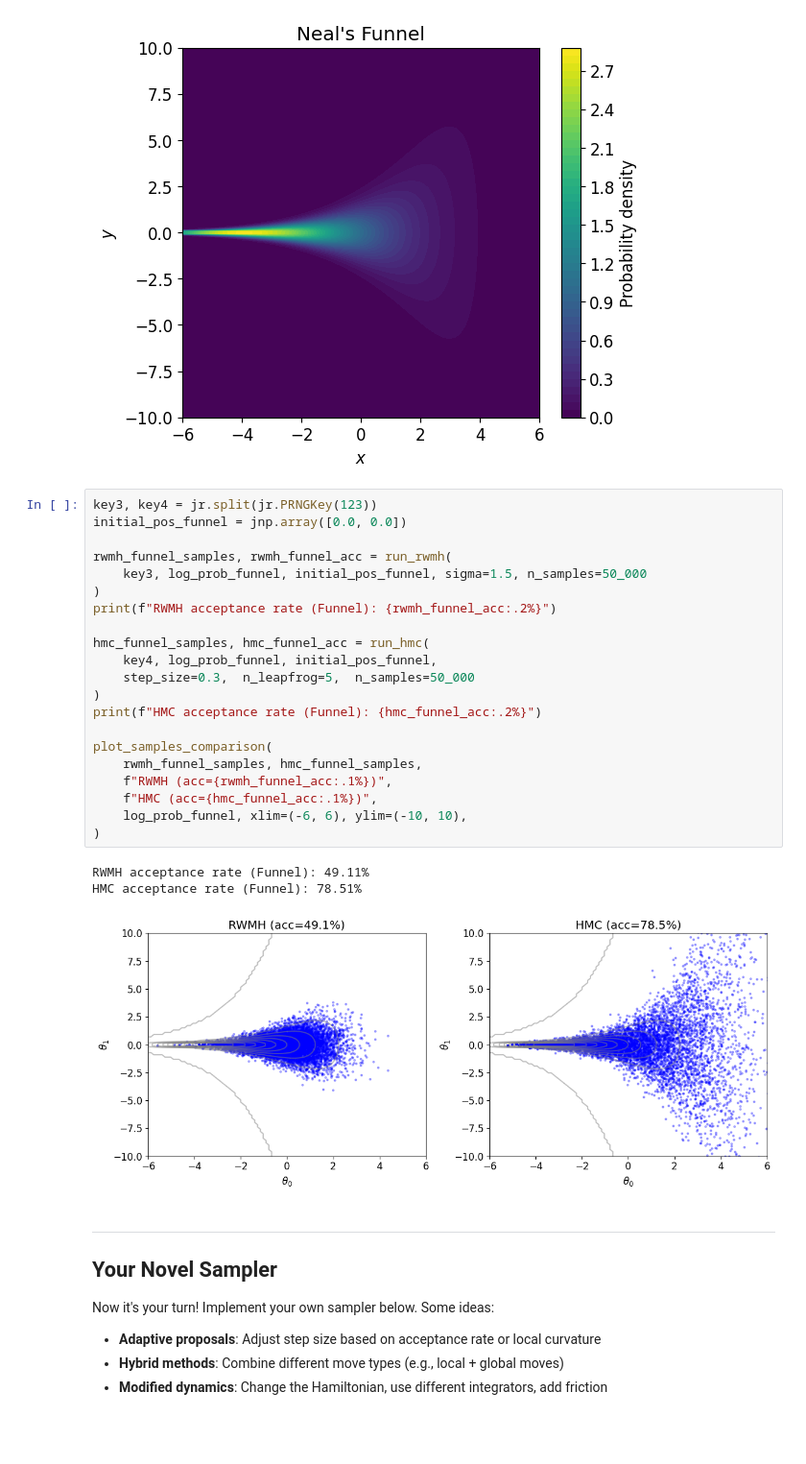
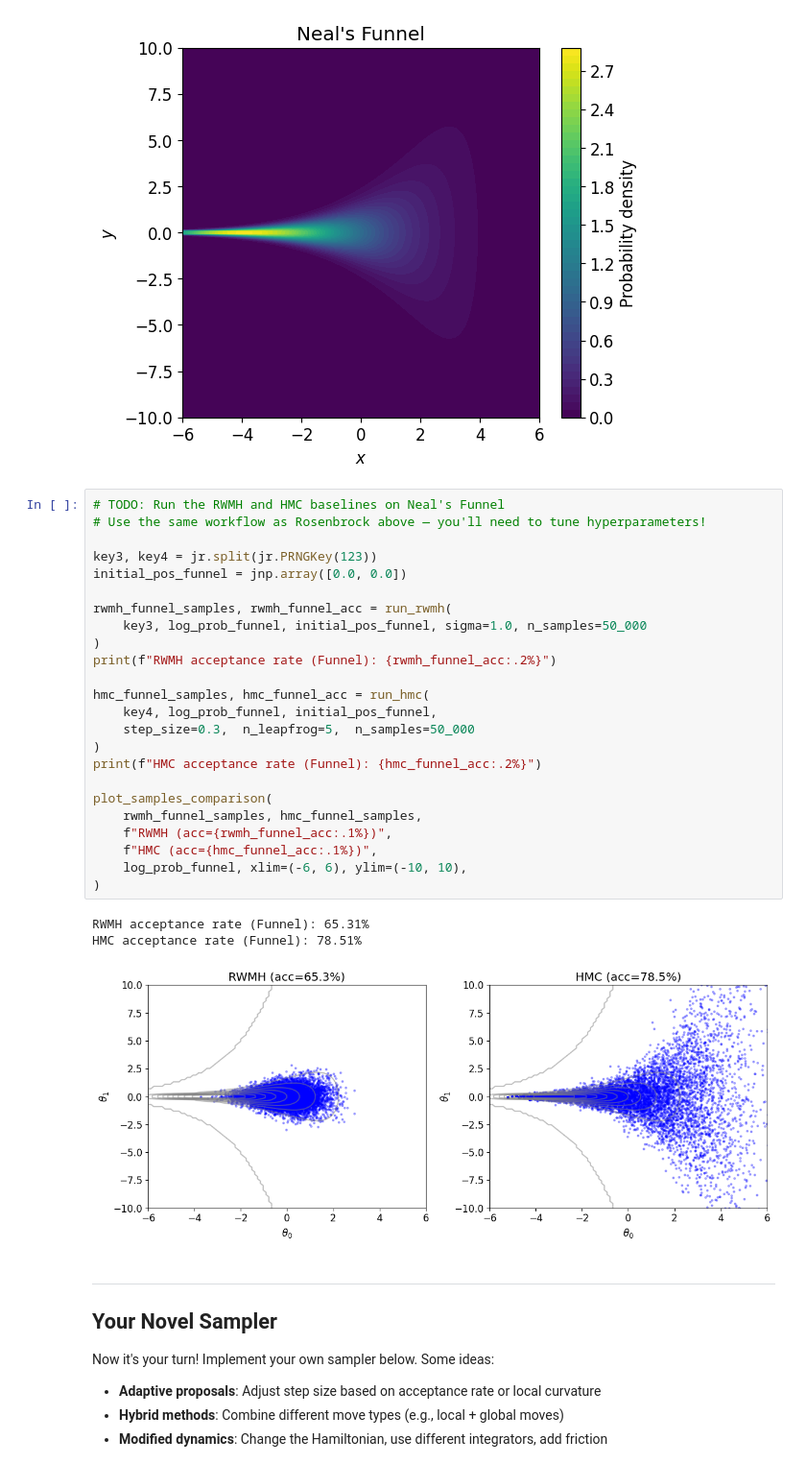
Before and after one commit to bu-ds595/assignment-1-skylakersjsj, a Jupyter notebook: assignment-01-starter.ipynb, the cells around one changed output. Shown at 96% size. Drawn from its saved outputs; the diff is of its cells as text; blank space fills up the shorter version.

```diff
--- a/assignment-01-starter.ipynb
+++ b/assignment-01-starter.ipynb
@@ -324,30 +324,33 @@ plot_distribution(log_prob_funnel, "Neal's Funnel", xlim=(-6, 6), ylim=(-10, 10)
 # %% [output]
 [figure]
 # %%
+# TODO: Run the RWMH and HMC baselines on Neal's Funnel
+# Use the same workflow as Rosenbrock above — you'll need to tune hyperparameters!
+
 key3, key4 = jr.split(jr.PRNGKey(123))
 initial_pos_funnel = jnp.array([0.0, 0.0])
 
 rwmh_funnel_samples, rwmh_funnel_acc = run_rwmh(
-    key3, log_prob_funnel, initial_pos_funnel, sigma=1.5, n_samples=50_000
+    key3, log_prob_funnel, initial_pos_funnel, sigma=1.0, n_samples=50_000
 )
 print(f"RWMH acceptance rate (Funnel): {rwmh_funnel_acc:.2%}")
 
 hmc_funnel_samples, hmc_funnel_acc = run_hmc(
     key4, log_prob_funnel, initial_pos_funnel,
     step_size=0.3,  n_leapfrog=5,  n_samples=50_000
 )
 print(f"HMC acceptance rate (Funnel): {hmc_funnel_acc:.2%}")
 
 plot_samples_comparison(
     rwmh_funnel_samples, hmc_funnel_samples,
     f"RWMH (acc={rwmh_funnel_acc:.1%})",
     f"HMC (acc={hmc_funnel_acc:.1%})",
     log_prob_funnel, xlim=(-6, 6), ylim=(-10, 10),
 )
 # %% [output]
-RWMH acceptance rate (Funnel): 49.11%
+RWMH acceptance rate (Funnel): 65.31%
 HMC acceptance rate (Funnel): 78.51%
-[figure, old version]
+[figure, new version]
 # %% [markdown]
 ---
 ## Your Novel Sampler
```
Also changed, not shown: parts of 5 cells of this notebook, 1 other file.
